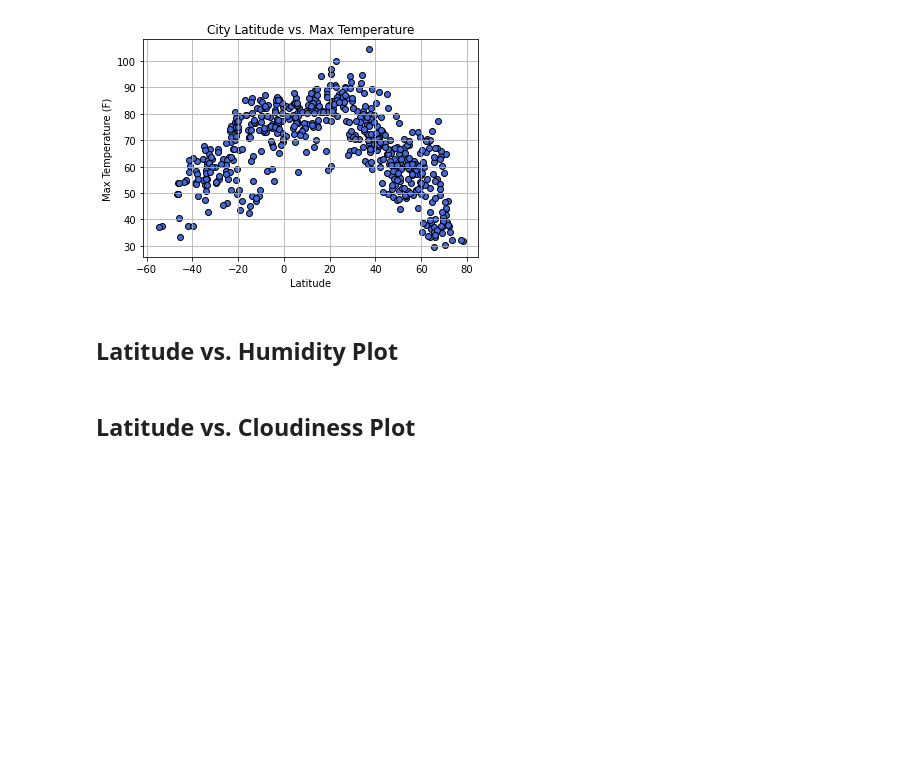
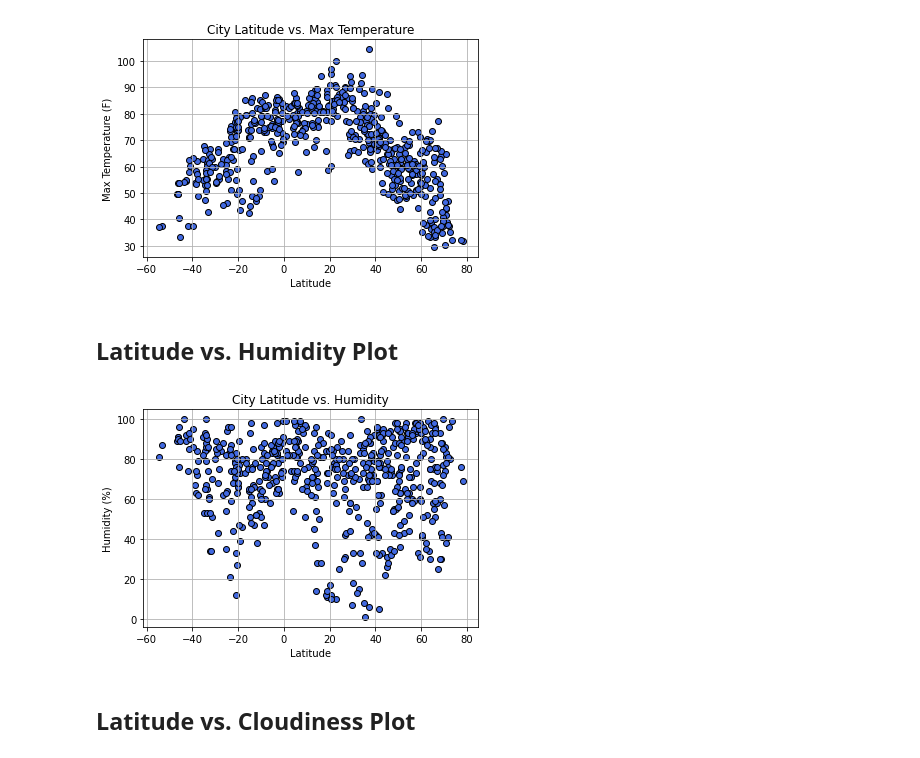
Before and after one commit to LP-116/python-api-challenge, a Jupyter notebook: WeatherPy/WeatherPy.ipynb, the cells around one changed output. Drawn from its saved outputs; the diff is of its cells as text; code cells hidden in the pictures; blank space fills up the shorter version.

```diff
--- a/WeatherPy/WeatherPy.ipynb
+++ b/WeatherPy/WeatherPy.ipynb
@@ -249,6 +249,18 @@ plt.show()
 [figure]
 # %% [markdown]
 ## Latitude vs. Humidity Plot
+# %%
+x_data = weather_df["Lat"]
+hum_data = weather_df["Humidity"]
+
+plt.xlabel("Latitude")
+plt.ylabel("Humidity (%)")
+plt.title("City Latitude vs. Humidity")
+plt.grid()
+plt.scatter(x_data, hum_data, marker="o", facecolor="royalblue", edgecolor="black")
+plt.show()
+# %% [output]
+[figure, added]
 # %% [markdown]
 ## Latitude vs. Cloudiness Plot
 # %% [markdown]
```
Also changed, not shown: parts of 1 cell of this notebook.
